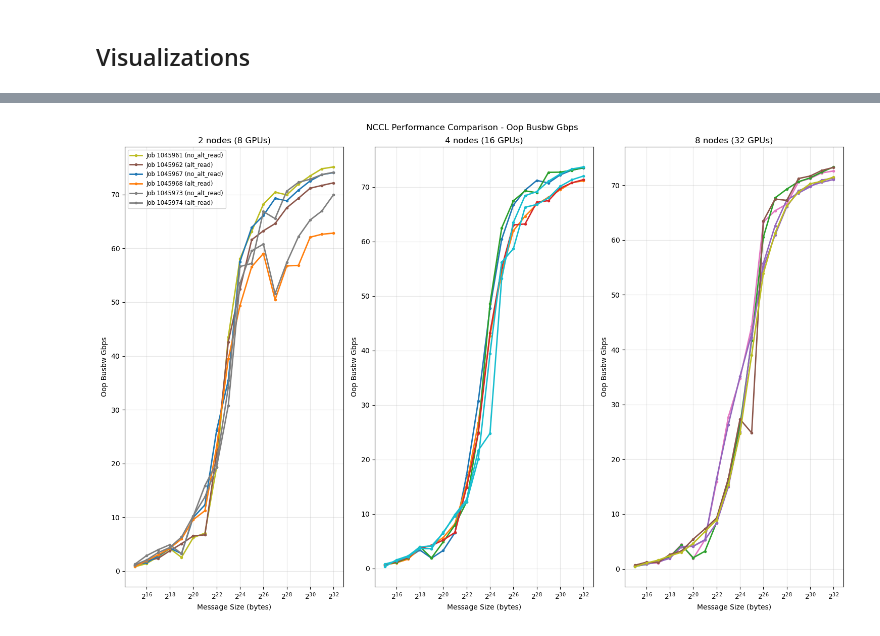
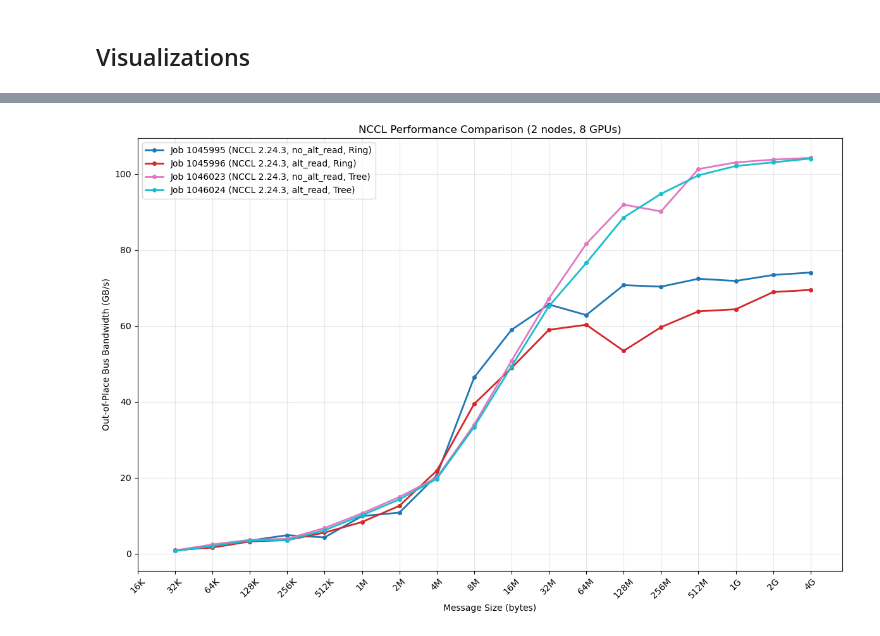
Before and after one commit to sparticlesteve/nccl-benchmarking, a Jupyter notebook: notebooks/plot_results.ipynb, the cells around one changed output, grey strips where cells are left out. Drawn from its saved outputs; the diff is of its cells as text; code cells hidden in the pictures.

```diff
--- a/notebooks/plot_results.ipynb
+++ b/notebooks/plot_results.ipynb
@@ -59,4 +54,6 @@ plot_nccl_performance(perf_df, target_num_nodes=2);
-# %%
-plot_nccl_comparison_matrix(perf_df);
-# %% [output]
-[figure, removed]
+# %%
+# Ring vs Tree algorithm for nccl 2.24
+df = perf_df[perf_df.nccl_version == '2.24.3']
+plot_nccl_performance(df, target_num_nodes=2);
+# %% [output]
+[figure, added]
```
Also changed, not shown: parts of 8 cells of this notebook, 1 other file.
